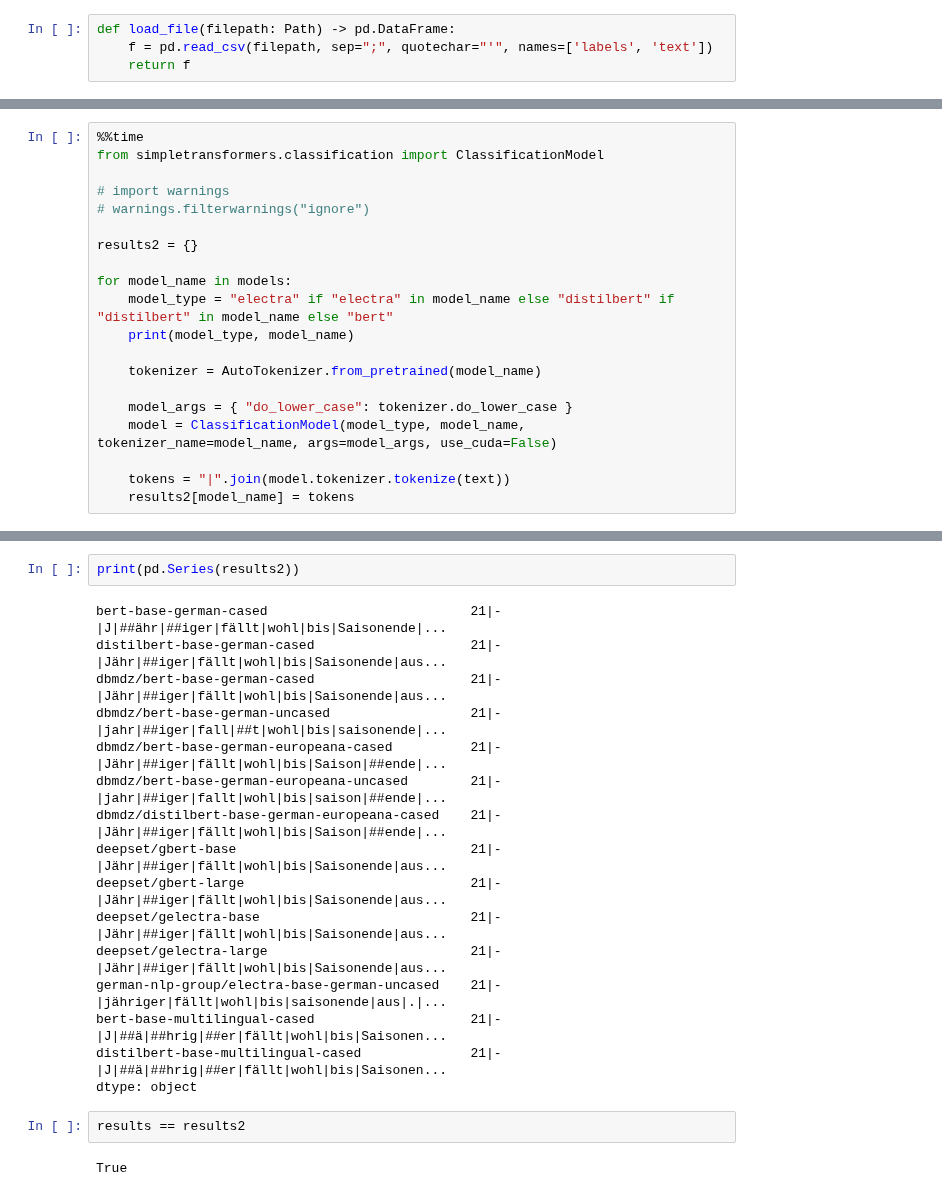
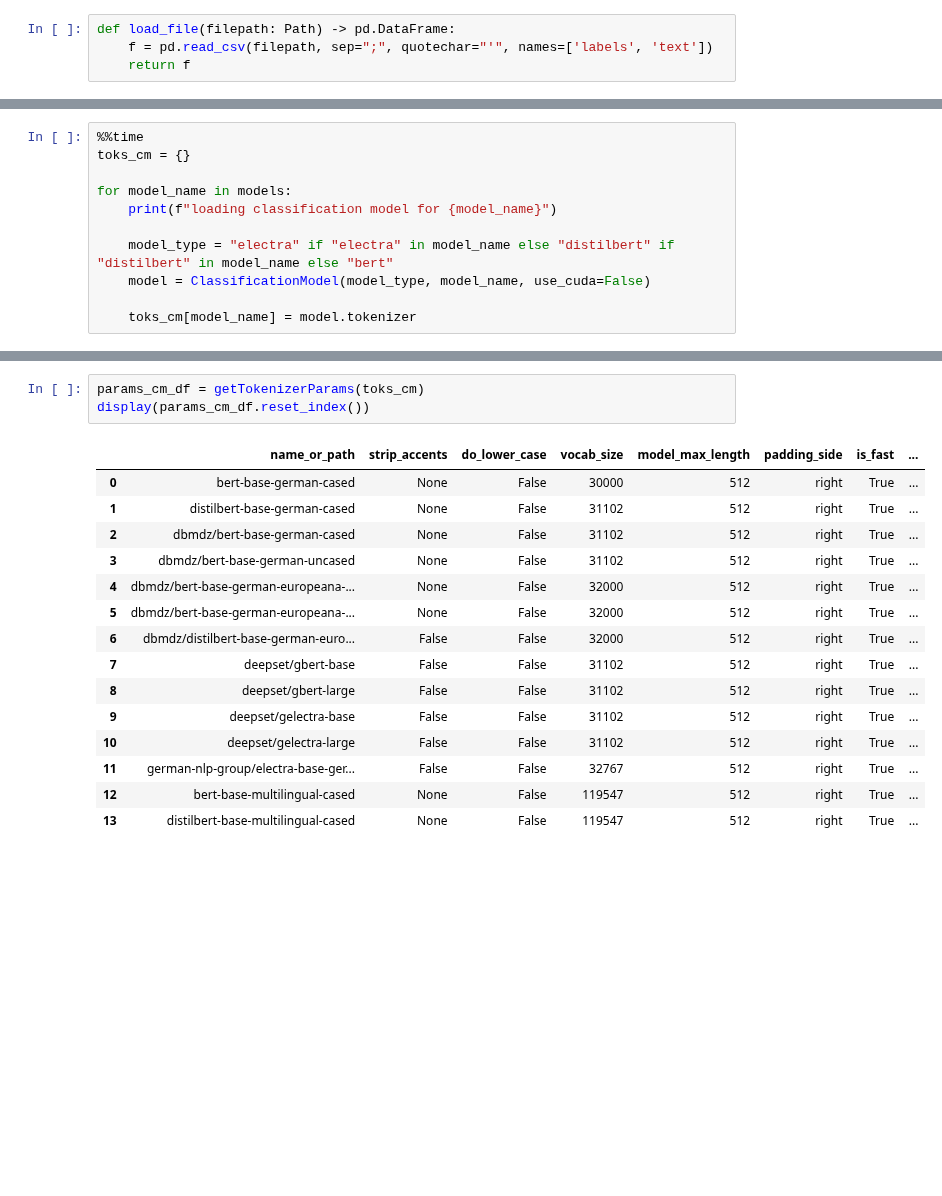
Before and after one commit to goerlitz/nlp-classification, a Jupyter notebook: notebooks/10kGNAD/colab/20_transformer_tokenization.ipynb, the cells around one changed output, grey strips where cells are left out. Drawn from its saved outputs; the diff is of its cells as text; blank space fills up the shorter version.

```diff
--- a/notebooks/10kGNAD/colab/20_transformer_tokenization.ipynb
+++ b/notebooks/10kGNAD/colab/20_transformer_tokenization.ipynb
@@ -152,21 +208,12 @@ PreTrainedTokenizerFast(name_or_path='german-nlp-group/electra-base-german-uncas
 # %%
 %%time
-from simpletransformers.classification import ClassificationModel
-
-# import warnings
-# warnings.filterwarnings("ignore")
-
-results2 = {}
+toks_cm = {}
 
 for model_name in models:
+    print(f"loading classification model for {model_name}")
+
     model_type = "electra" if "electra" in model_name else "distilbert" if "distilbert" in model_name else "bert"
-    print(model_type, model_name)
+    model = ClassificationModel(model_type, model_name, use_cuda=False)
 
-    tokenizer = AutoTokenizer.from_pretrained(model_name)
-
-    model_args = { "do_lower_case": tokenizer.do_lower_case }
-    model = ClassificationModel(model_type, model_name, tokenizer_name=model_name, args=model_args, use_cuda=False)
-
-    tokens = "|".join(model.tokenizer.tokenize(text))
-    results2[model_name] = tokens
+    toks_cm[model_name] = model.tokenizer
 # %% [output]
@@ -210,22 +236,19 @@ You should probably TRAIN this model on a down-stream task to be able to use it
-# %%
-print(pd.Series(results2))
-# %% [output]
-bert-base-german-cased                          21|-|J|##ähr|##iger|fällt|wohl|bis|Saisonende|...
-distilbert-base-german-cased                    21|-|Jähr|##iger|fällt|wohl|bis|Saisonende|aus...
-dbmdz/bert-base-german-cased                    21|-|Jähr|##iger|fällt|wohl|bis|Saisonende|aus...
-dbmdz/bert-base-german-uncased                  21|-|jahr|##iger|fall|##t|wohl|bis|saisonende|...
-dbmdz/bert-base-german-europeana-cased          21|-|Jähr|##iger|fällt|wohl|bis|Saison|##ende|...
-dbmdz/bert-base-german-europeana-uncased        21|-|jahr|##iger|fallt|wohl|bis|saison|##ende|...
-dbmdz/distilbert-base-german-europeana-cased    21|-|Jähr|##iger|fällt|wohl|bis|Saison|##ende|...
-deepset/gbert-base                              21|-|Jähr|##iger|fällt|wohl|bis|Saisonende|aus...
-deepset/gbert-large                             21|-|Jähr|##iger|fällt|wohl|bis|Saisonende|aus...
-deepset/gelectra-base                           21|-|Jähr|##iger|fällt|wohl|bis|Saisonende|aus...
-deepset/gelectra-large                          21|-|Jähr|##iger|fällt|wohl|bis|Saisonende|aus...
-german-nlp-group/electra-base-german-uncased    21|-|jähriger|fällt|wohl|bis|saisonende|aus|.|...
-bert-base-multilingual-cased                    21|-|J|##ä|##hrig|##er|fällt|wohl|bis|Saisonen...
-distilbert-base-multilingual-cased              21|-|J|##ä|##hrig|##er|fällt|wohl|bis|Saisonen...
-dtype: object
-# %%
-results == results2
-# %% [output]
-True
+# %%
+params_cm_df = getTokenizerParams(toks_cm)
+display(params_cm_df.reset_index())
+# %% [output]
+|  | name_or_path | strip_accents | do_lower_case | vocab_size | model_max_length | padding_side | is_fast | ... |
+| 0 | bert-base-german-cased | None | False | 30000 | 512 | right | True | ... |
+| 1 | distilbert-base-german-cased | None | False | 31102 | 512 | right | True | ... |
+| 2 | dbmdz/bert-base-german-cased | None | False | 31102 | 512 | right | True | ... |
+| 3 | dbmdz/bert-base-german-uncased | None | False | 31102 | 512 | right | True | ... |
+| 4 | dbmdz/bert-base-german-europeana-... | None | False | 32000 | 512 | right | True | ... |
+| 5 | dbmdz/bert-base-german-europeana-... | None | False | 32000 | 512 | right | True | ... |
+| 6 | dbmdz/distilbert-base-german-euro... | False | False | 32000 | 512 | right | True | ... |
+| 7 | deepset/gbert-base | False | False | 31102 | 512 | right | True | ... |
+| 8 | deepset/gbert-large | False | False | 31102 | 512 | right | True | ... |
+| 9 | deepset/gelectra-base | False | False | 31102 | 512 | right | True | ... |
+| 10 | deepset/gelectra-large | False | False | 31102 | 512 | right | True | ... |
+| 11 | german-nlp-group/electra-base-ger... | False | False | 32767 | 512 | right | True | ... |
+| 12 | bert-base-multilingual-cased | None | False | 119547 | 512 | right | True | ... |
+| 13 | distilbert-base-multilingual-cased | None | False | 119547 | 512 | right | True | ... |
```
Also changed, not shown: parts of 35 cells of this notebook.
